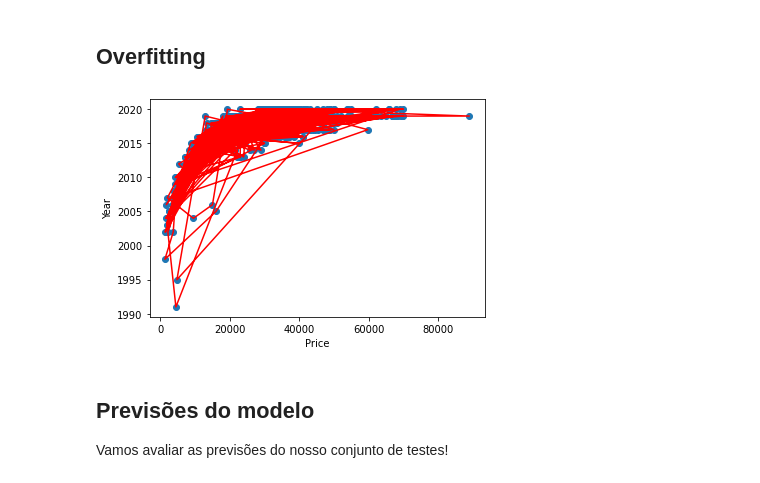
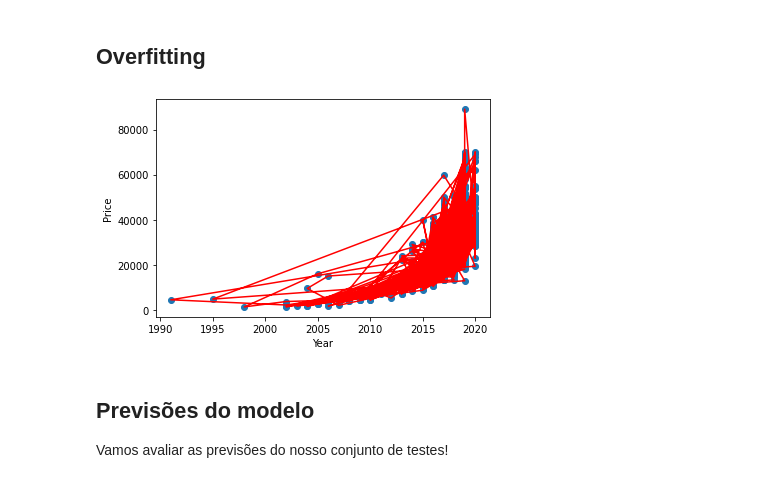
Before and after one commit to AmandaACLucio/Inteligencia_Computacional, a Jupyter notebook: RegressaoLinear.ipynb, the cells around one changed output. Saved outputs shown, nothing was run; the diff lists cells and outputs as text; code cells hidden in the pictures.

```diff
--- a/RegressaoLinear.ipynb
+++ b/RegressaoLinear.ipynb
@@ -221,14 +209,14 @@ Dados sem outliers
 # %% [markdown]
 ## Overfitting
 # %%
-m, b = np.polyfit(usedCars['price'],usedCars['year'], 1)
-plt.plot(usedCars['price'], usedCars['year'], color='r')
-plt.scatter(usedCars['price'],usedCars['year'])
-plt.xlabel('Price')
-plt.ylabel('Year')
+m, b = np.polyfit(usedCars['year'],usedCars['price'], 1)
+plt.plot(usedCars['year'], usedCars['price'], color='r')
+plt.scatter(usedCars['year'],usedCars['price'])
+plt.xlabel('Year')
+plt.ylabel('Price')
 plt.show()
 # %% [output]
-[figure, old version]
+[figure, new version]
 # %% [markdown]
 ## Previsões do modelo
 
```
Also changed, not shown: parts of 4 cells of this notebook.
